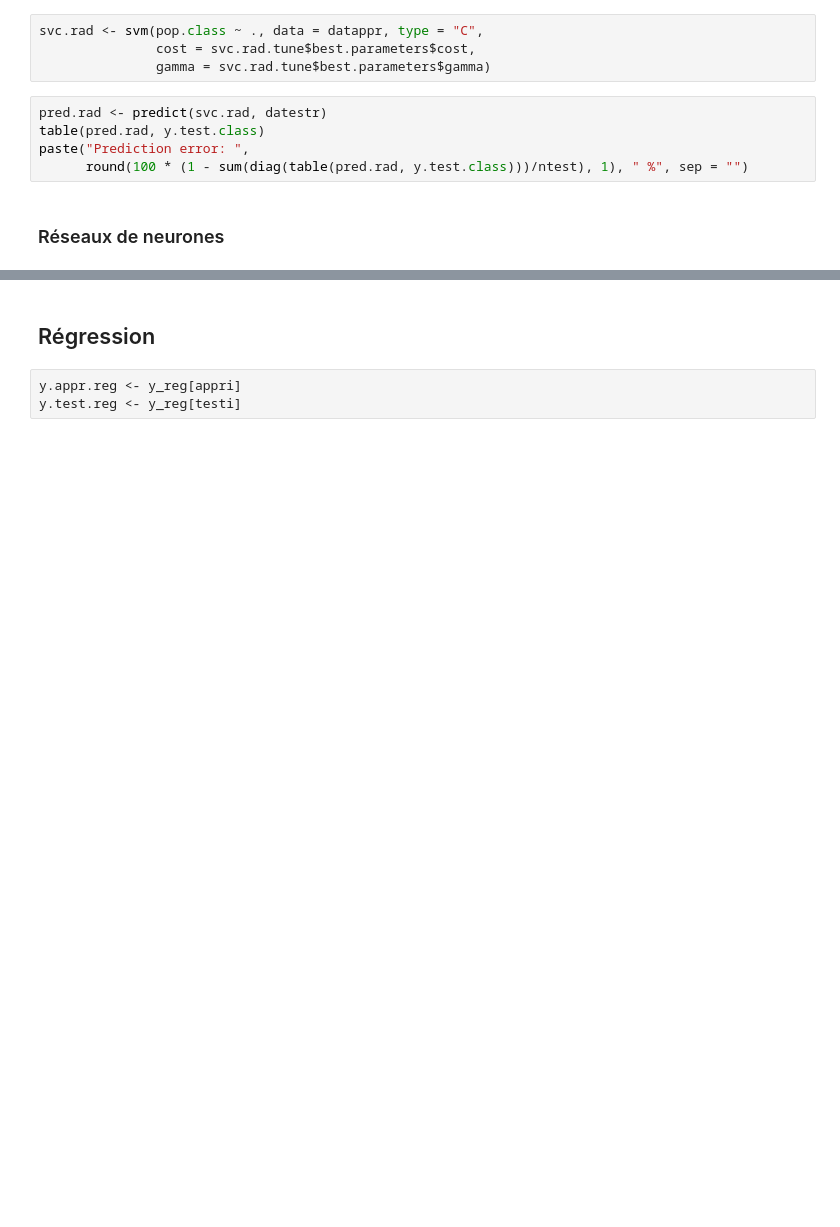
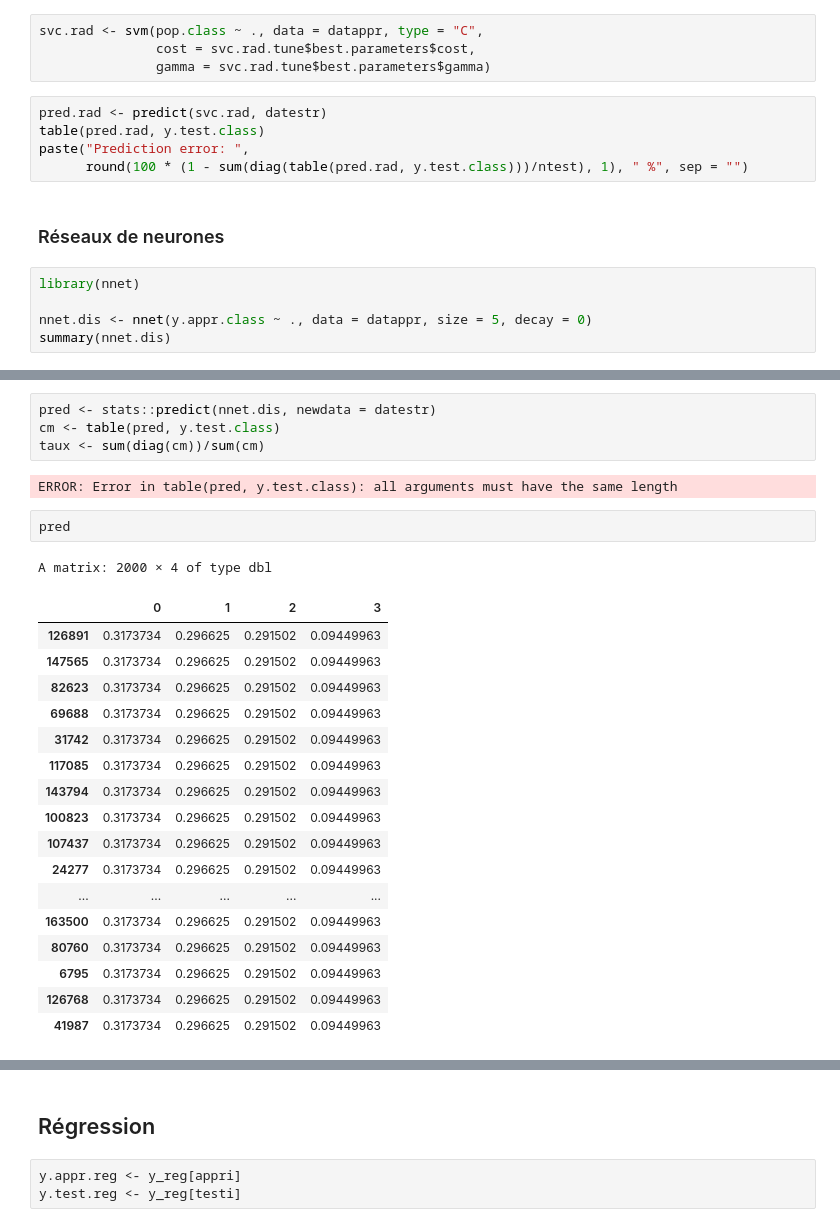
Before and after one commit to jayalabanda/projet-ML, a Jupyter notebook: rapport_R.ipynb, the cells around one changed output, grey strips where cells are left out. Saved outputs shown, nothing was run; the diff lists cells and outputs as text; blank space fills up the shorter version.

```diff
--- a/rapport_R.ipynb
+++ b/rapport_R.ipynb
@@ -605,3 +926,8 @@ paste("Prediction error: ",
       round(100 * (1 - sum(diag(table(pred.rad, y.test.class)))/ntest), 1), " %", sep = "")
 # %% [markdown]
 ### Réseaux de neurones
+# %%
+library(nnet)
+
+nnet.dis <- nnet(y.appr.class ~ ., data = datappr, size = 5, decay = 0)
+summary(nnet.dis)
@@ -607,0 +956,27 @@ paste("Prediction error: ",
+# %%
+pred <- stats::predict(nnet.dis, newdata = datestr)
+cm <- table(pred, y.test.class)
+taux <- sum(diag(cm))/sum(cm)
+# %% [output]
+ERROR: Error in table(pred, y.test.class): all arguments must have the same length
+# %%
+pred
+# %% [output]
+A matrix: 2000 × 4 of type dbl
+|  | 0 | 1 | 2 | 3 |
+| 126891 | 0.3173734 | 0.296625 | 0.291502 | 0.09449963 |
+| 147565 | 0.3173734 | 0.296625 | 0.291502 | 0.09449963 |
+| 82623 | 0.3173734 | 0.296625 | 0.291502 | 0.09449963 |
+| 69688 | 0.3173734 | 0.296625 | 0.291502 | 0.09449963 |
+| 31742 | 0.3173734 | 0.296625 | 0.291502 | 0.09449963 |
+| 117085 | 0.3173734 | 0.296625 | 0.291502 | 0.09449963 |
+| 143794 | 0.3173734 | 0.296625 | 0.291502 | 0.09449963 |
+| 100823 | 0.3173734 | 0.296625 | 0.291502 | 0.09449963 |
+| 107437 | 0.3173734 | 0.296625 | 0.291502 | 0.09449963 |
+| 24277 | 0.3173734 | 0.296625 | 0.291502 | 0.09449963 |
+| ... | ... | ... | ... | ... |
+| 163500 | 0.3173734 | 0.296625 | 0.291502 | 0.09449963 |
+| 80760 | 0.3173734 | 0.296625 | 0.291502 | 0.09449963 |
+| 6795 | 0.3173734 | 0.296625 | 0.291502 | 0.09449963 |
+| 126768 | 0.3173734 | 0.296625 | 0.291502 | 0.09449963 |
+| 41987 | 0.3173734 | 0.296625 | 0.291502 | 0.09449963 |
```
Also changed, not shown: parts of 60 cells of this notebook, 1 other file.
